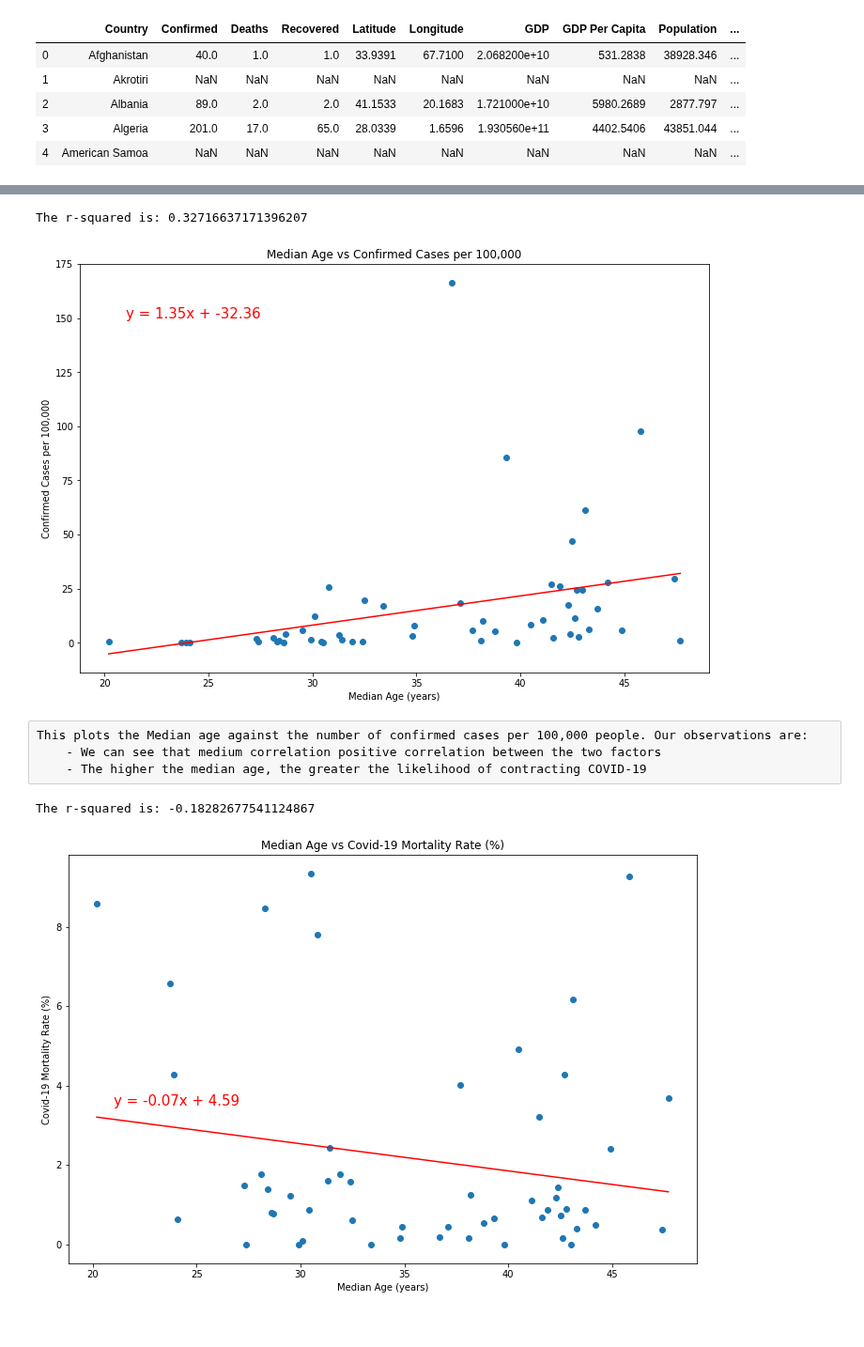
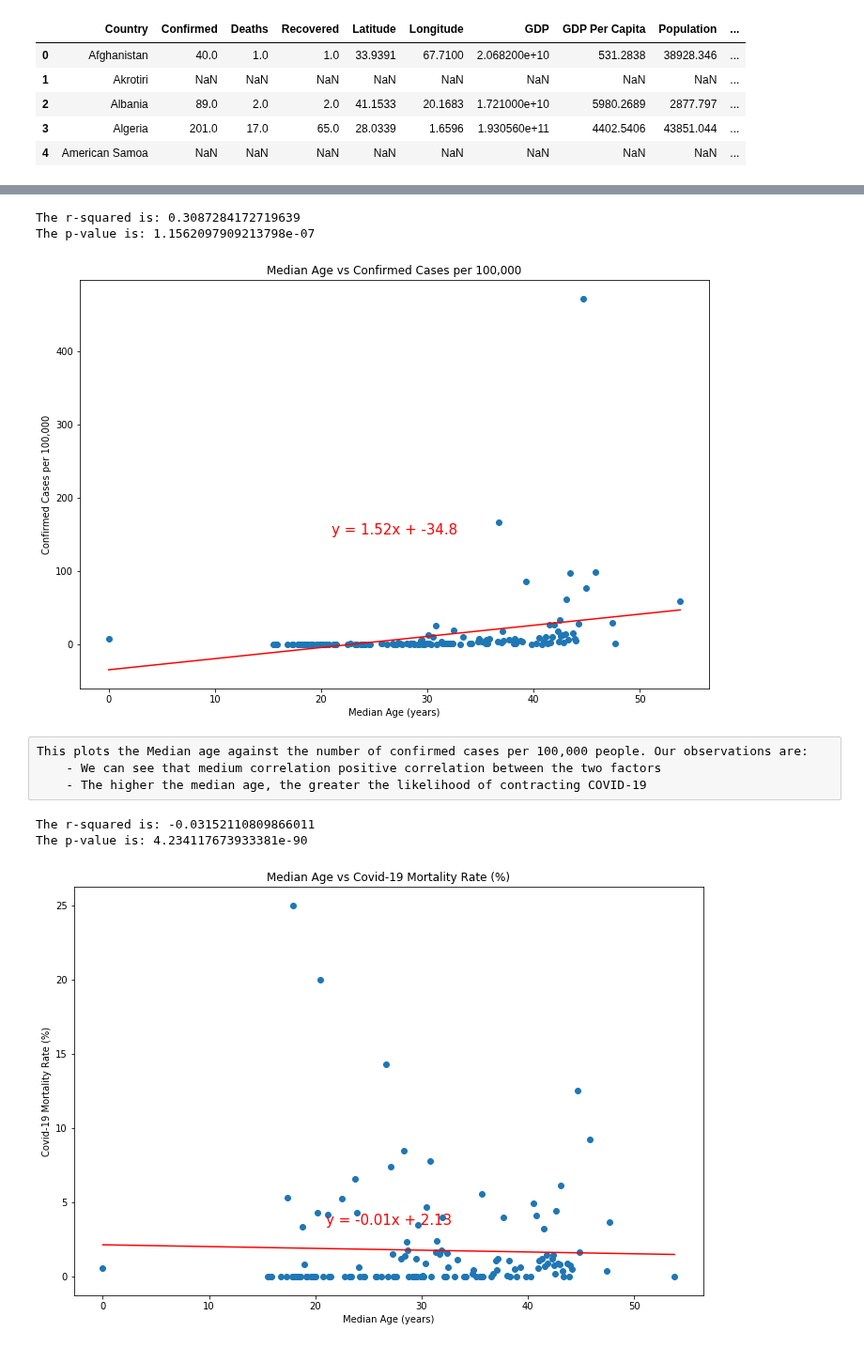
Before and after one commit to shozi91/PredictingCOVID, a Jupyter notebook: merged_data.ipynb, the cells around one changed output, grey strips where cells are left out. Shown at 94% size. Saved outputs shown, nothing was run; the diff lists cells and outputs as text; code cells hidden in the pictures.

Commit message:
added pvalue

```diff
--- a/merged_data.ipynb
+++ b/merged_data.ipynb
@@ -90,6 +101,7 @@ merged_df.reset_index(drop=True,inplace=True)
 complete_df = merged_df.merge(clean_median_age_df,how='outer',on='Country')
 complete_df.sort_values(by='Country',ascending=True,inplace=True)
 complete_df.reset_index(drop=True,inplace=True)
+complete_df['Country'] = complete_df['Country'].replace({'The Bahamas':'Bahamas'})
 #complete_df.dropna(inplace=True)
 #complete_df.reset_index(drop=True,inplace=True)
 
@@ -116,7 +128,6 @@ complete_df['Country'] = complete_df['Country'].replace({'Congo (Kinshasa)':'Con
 complete_df['Country'] = complete_df['Country'].replace({'Democratic Republic of the Congo':'Congo, Democratic Republic Of The'})
 complete_df['Country'] = complete_df['Country'].replace({'Republic of the Congo':'Congo, Democratic Republic Of The'})
 complete_df['Country'] = complete_df['Country'].str.replace(pat='andorra',repl='Andorra',case=False)
-complete_df['Country'] = complete_df['Country'].str.replace(pat='Bahamas, the',repl='Bahamas',case=False)
 complete_df['Country'] = complete_df['Country'].str.replace(pat=' and ',repl=' And ',case=False)
 complete_df['Country'] = complete_df['Country'].str.replace(pat='of ',repl='Of ',case=False)
 complete_df['Country'] = complete_df['Country'].str.replace(pat='United States of America',repl='United States',case=False)
@@ -152,8 +163,8 @@ complete_df['Country'] = complete_df['Country'].str.replace(pat='Republic Of Kor
 
 #complete_df.query('Country.str.contains("Bolivia")',engine='python')
 # %%
-aggregation_functions = {'Latitude': 'mean',
-                         'Longitude': 'mean',
+aggregation_functions = {'Latitude': 'first',
+                         'Longitude': 'first',
                          'Confirmed': 'sum',
                          'Deaths': 'sum',
                          'Recovered': 'sum',
@@ -176,3 +187,4 @@ complete_df['Hospital Bed Per 1000 Population Rate'] = complete_df['Hospital Bed
 complete_df['Literacy Rate (% of Pop)'] = complete_df['Literacy Rate (% of Pop)'].replace('',0)
 complete_df['2017 Health Budget per Capita ($)'] = complete_df['2017 Health Budget per Capita ($)'].replace('-',0)
 complete_df['2017 Health Budget per Capita ($)'] = complete_df['2017 Health Budget per Capita ($)'].astype('float64')
+complete_df.head()
@@ -201,7 +224,7 @@ complete_df = complete_df[(complete_df.T != 0).any()]
 # %%
 complete_df.to_csv(os.path.join('Final Data','complete_data.csv'), index=True)
 # %%
-confirmed_df = complete_df.loc[complete_df["Confirmed"] > 199]
+confirmed_df = complete_df.loc[complete_df["Confirmed"] > 0]
 confirmed_df["Mortality Rate (%)"] = round((confirmed_df["Deaths"]/confirmed_df["Confirmed"])*100,2)
 confirmed_df["Confirmed Per 100000"] = (confirmed_df["Confirmed"]/confirmed_df["Population"])*100000
 
@@ -257,11 +270,15 @@ plt.xlabel("Median Age (years)")
 plt.ylabel("Confirmed Cases per 100,000")
 
 print(f"The r-squared is: {rvalue}")
+#calc pvalue
+pvalue = stats.ttest_ind(confirmed_df['Median Age'], confirmed_df["Confirmed Per 100000"],equal_var=False)[1]
+print(f'The p-value is: {pvalue}')
 
 plt.show()
 # %% [output]
-The r-squared is: 0.32716637171396207
+The r-squared is: 0.3087284172719639
+The p-value is: 1.1562097909213798e-07
-[figure, old version]
+[figure, new version]
 # %% [raw]
 This plots the Median age against the number of confirmed cases per 100,000 people. Our observations are:
     - We can see that medium correlation positive correlation between the two factors
@@ -269,29 +286,34 @@ This plots the Median age against the number of confirmed cases per 100,000 peop
 # %%
 plt.figure(figsize=(12,8))
 
 med_age = confirmed_df.groupby("Median Age")
 
 mean_mortality = med_age["Mortality Rate (%)"].mean()
 
 (slope, intercept, rvalue, pvalue, stderr) = st.linregress(mean_mortality.index, mean_mortality.values)
 regress_values = mean_mortality.index * slope + intercept
 line_eq = "y = " + str(round(slope,2)) + "x + " + str(round(intercept,2))
 
 plt.scatter(mean_mortality.index, mean_mortality.values)
 plt.plot(mean_mortality.index,regress_values,"r-")
 plt.annotate(line_eq,(21,3.5),fontsize=15,color="red")
 
 plt.title("Median Age vs Covid-19 Mortality Rate (%)")
 
 plt.xlabel("Median Age (years)")
 plt.ylabel("Covid-19 Mortality Rate (%)")
 
 print(f"The r-squared is: {rvalue}")
+#return random 25% and ttest that data
+#calc pvalue
+pvalue = stats.ttest_ind(confirmed_df["Median Age"], confirmed_df["Mortality Rate (%)"],equal_var=False)[1]
+print(f'The p-value is: {pvalue}')
 
 plt.show()
 # %% [output]
-The r-squared is: -0.18282677541124867
+The r-squared is: -0.03152110809866011
+The p-value is: 4.234117673933381e-90
-[figure, old version]
+[figure, new version]
 # %%
 plt.figure(figsize=(12,8))
 
```
Also changed, not shown: parts of 14 cells of this notebook, 2 other files.
